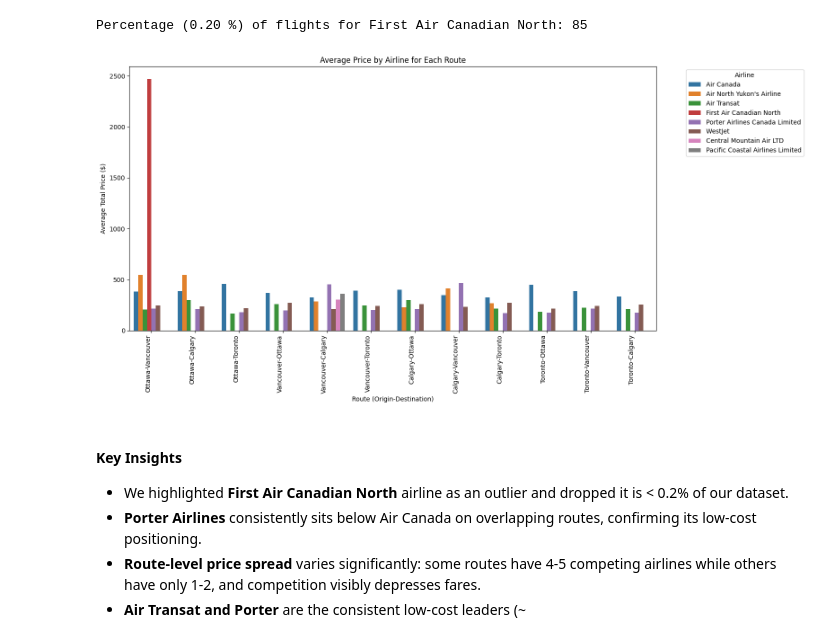
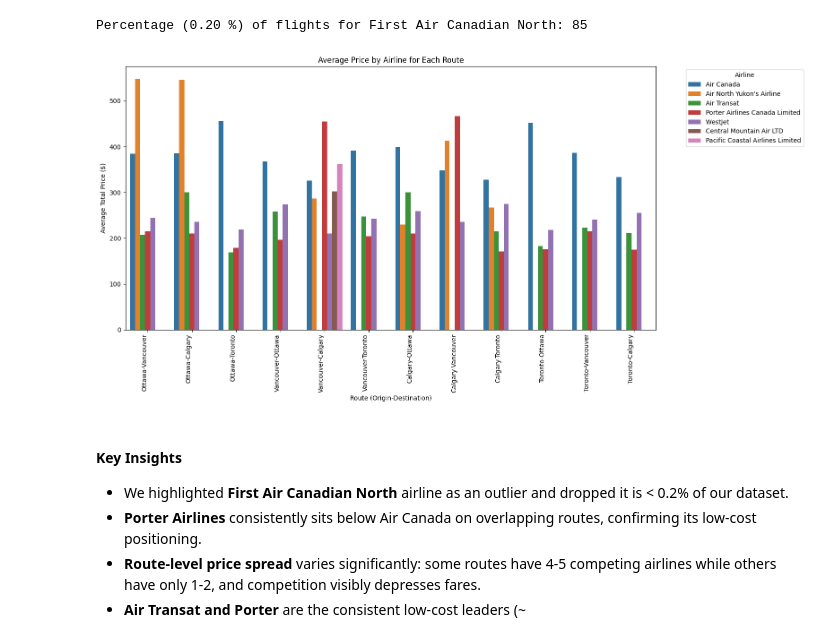
Before and after one commit to sheenamrv/flight-price-prediction-web-app, a Jupyter notebook: data cleaning and eda/eda.ipynb, the cells around one changed output. Saved outputs shown, nothing was run; the diff lists cells and outputs as text; code cells hidden in the pictures.

```diff
--- a/data cleaning and eda/eda.ipynb
+++ b/data cleaning and eda/eda.ipynb
@@ -142,25 +142,28 @@ Percentage (0.20 %) of flights for First Air Canadian North: 85
 # drop rows with first air canadian north
 df.drop(df[df['Name_airline'] == 'First Air Canadian North'].index, inplace=True)
 # %%
+airline_route_price = df.groupby(['origin','City','destination','City_destination','Name_airline'])['base_price'].mean().reset_index()
+airline_route_price['route'] = airline_route_price['City'] + '-' + airline_route_price['City_destination']
+
 # 2. which airline is the cheapest based on route? (origin-destination pair)
 plt.figure(figsize=(16, 8))
 sns.barplot(
     data=airline_route_price,
     x='route',
     y='base_price',
     hue='Name_airline',
 )
 plt.xticks(rotation=90, ha='right')
 plt.title('Average Price by Airline for Each Route')
 plt.xlabel('Route (Origin-Destination)')
 plt.ylabel('Average Total Price ($)')
 plt.legend(title='Airline', bbox_to_anchor=(1.05, 1), loc='upper left')
 plt.tight_layout()
 plt.show()
 
 # airline_route_price[['route','Name_airline','total_price']].sort_values(['route','total_price'], ascending=[True, True])
 # %% [output]
-[figure, old version]
+[figure, new version]
 # %% [markdown]
 #### Key Insights
 - We highlighted **First Air Canadian North** airline as an outlier and dropped it is < 0.2% of our dataset.
```
Also changed, not shown: parts of 5 cells of this notebook.
